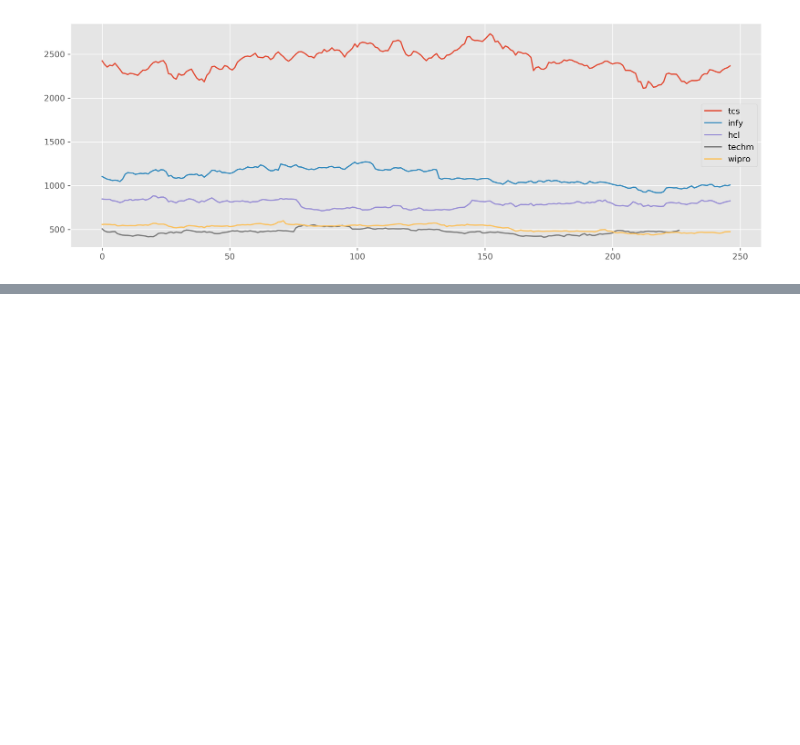
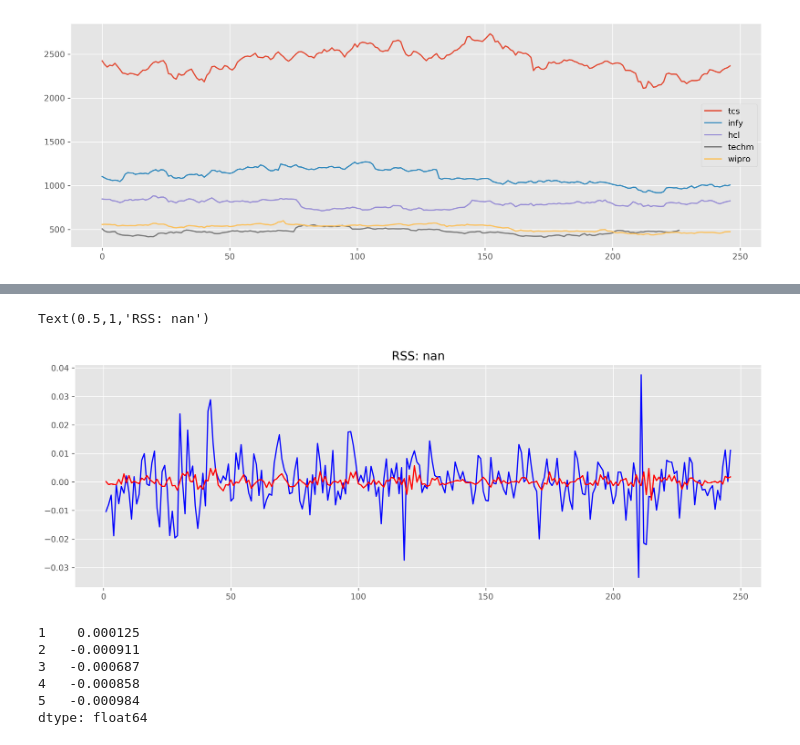
Before and after one commit to ReetBarik/Machine-Learning-Project, a Jupyter notebook: code_test.ipynb, the cells around one changed output, grey strips where cells are left out. Cells and saved outputs as stored; diff of their text form; code cells hidden in the pictures; blank space fills up the shorter version.

Commit message:
arima in notebook

```diff
--- a/code_test.ipynb
+++ b/code_test.ipynb
@@ -64,0 +117,22 @@ plt.show()
+# %%
+from statsmodels.tsa.arima_model import ARIMA
+
+model = ARIMA(nifty_avg_log, order=(5, 1, 2))
+results_ARIMA = model.fit(disp=-1)
+plt.figure(figsize=(15, 5), dpi=300)
+plt.plot(nifty_avg_log_diff, color='blue')
+plt.plot(results_ARIMA.fittedvalues, color='red')
+plt.title('RSS: %.4f'% sum((results_ARIMA.fittedvalues-nifty_avg_log_diff)**2))
+# %% [output]
+Text(0.5,1,'RSS: nan')
+[figure, added]
+# %%
+predictions_ARIMA_diff = pd.Series(results_ARIMA.fittedvalues, copy=True)
+print(predictions_ARIMA_diff.head())
+# %% [output]
+1    0.000125
+2   -0.000911
+3   -0.000687
+4   -0.000858
+5   -0.000984
+dtype: float64
```
Also changed, not shown: parts of 7 cells of this notebook.
